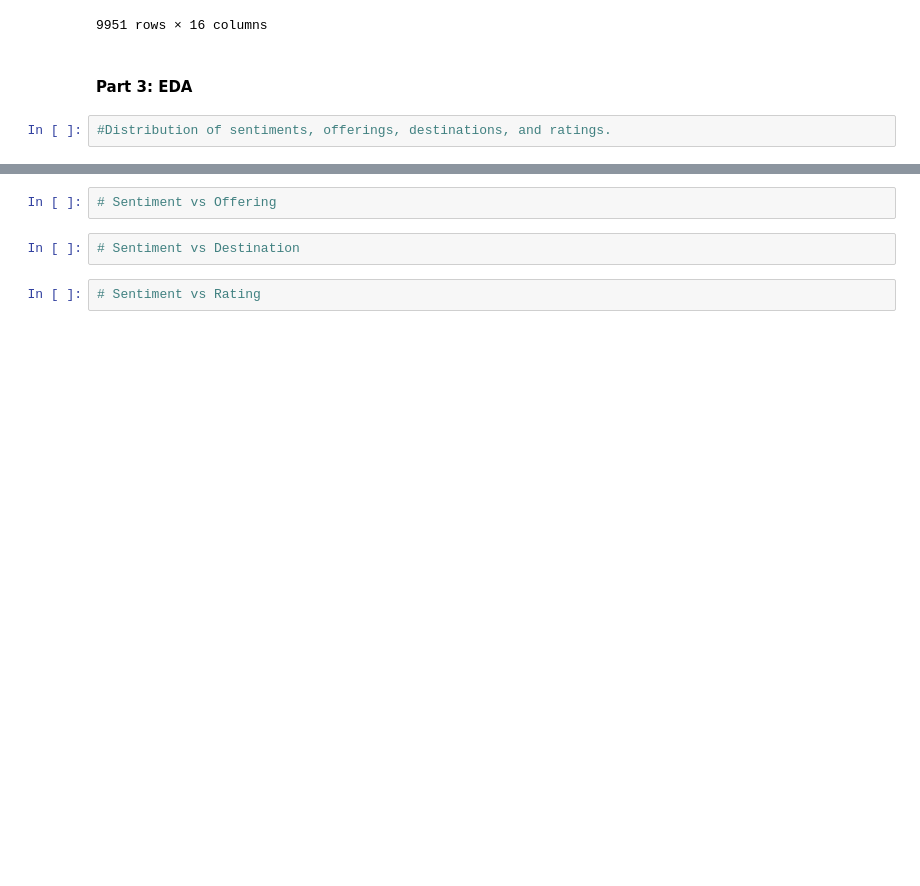
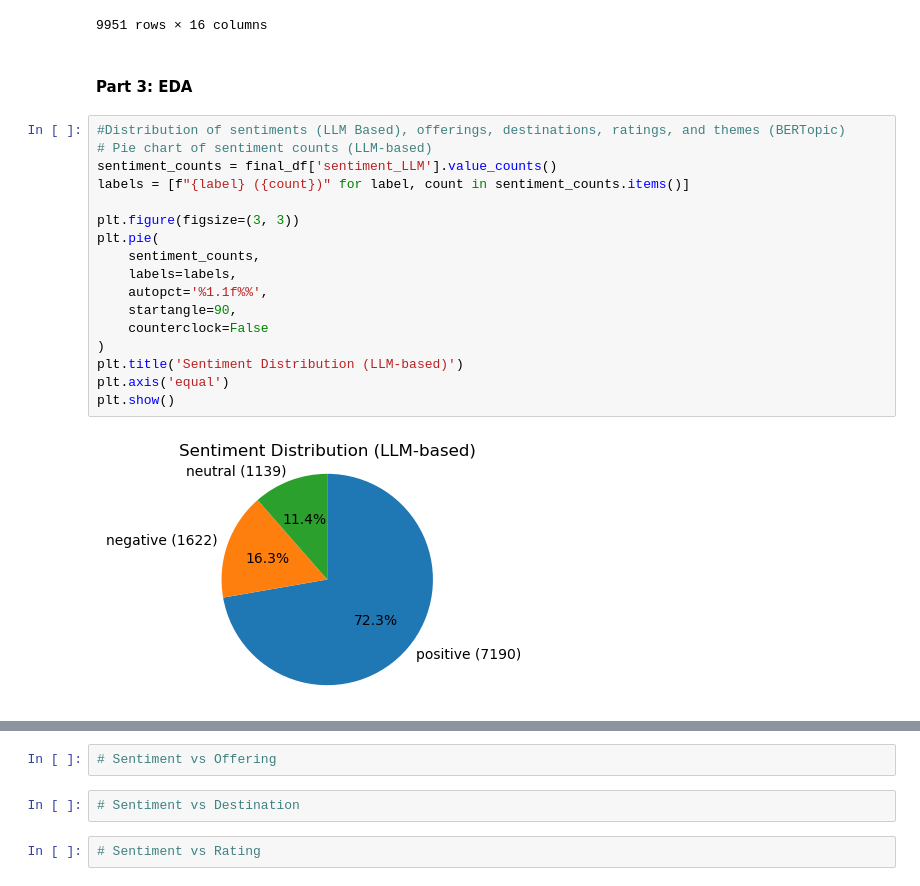
Before and after one commit to jadkrisht98/NLP_Project, a Jupyter notebook: Final_Notebook.ipynb, the cells around one changed output, grey strips where cells are left out. Saved outputs shown, nothing was run; the diff lists cells and outputs as text; blank space fills up the shorter version.

```diff
--- a/Final_Notebook.ipynb
+++ b/Final_Notebook.ipynb
@@ -902,4 +937,21 @@ final_df
 # %% [markdown]
 #### Part 3: EDA
 # %%
-#Distribution of sentiments, offerings, destinations, and ratings.
+#Distribution of sentiments (LLM Based), offerings, destinations, ratings, and themes (BERTopic)
+# Pie chart of sentiment counts (LLM-based)
+sentiment_counts = final_df['sentiment_LLM'].value_counts()
+labels = [f"{label} ({count})" for label, count in sentiment_counts.items()]
+
+plt.figure(figsize=(3, 3))
+plt.pie(
+    sentiment_counts,
+    labels=labels,
+    autopct='%1.1f%%',
+    startangle=90,
+    counterclock=False
+)
+plt.title('Sentiment Distribution (LLM-based)')
+plt.axis('equal')
+plt.show()
+# %% [output]
+[figure, added]
```
Also changed, not shown: parts of 10 cells of this notebook.
